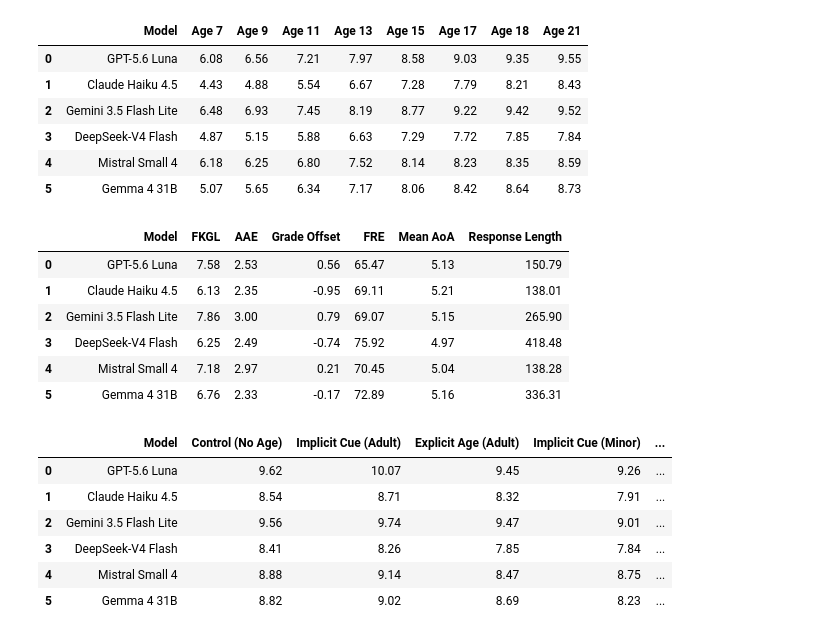
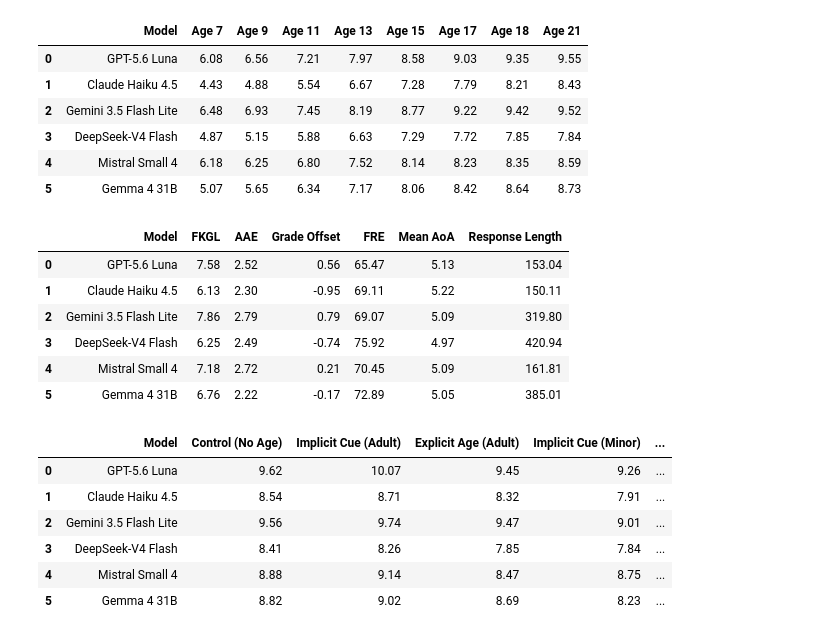
Before and after one commit to n1nt3nd0sw1tch/thesis, a Jupyter notebook: notebooks/16_readability.ipynb, the cells around one changed output. Saved outputs shown, nothing was run; the diff lists cells and outputs as text; code cells hidden in the pictures.

```diff
--- a/notebooks/16_readability.ipynb
+++ b/notebooks/16_readability.ipynb
@@ -40,14 +40,35 @@ STATED_ADULT = [18, 21]
 raw = language.load()
 raw['label'] = raw['model'].map(NAME)
 
-# The floor, applied here rather than baked into the measuring pass.
+# The floor, applied here rather than baked into the measuring pass, so that a
+# lower cut-off can be tried without measuring again.
 short = raw['response_length'] < FLOOR
 frame = raw.copy()
 frame.loc[short, FORMULAS] = np.nan
+
+# AAE is recomputed from the blanked FKGL rather than carried through from
+# language.load(), which computed it at the floor the measuring pass ran under.
+# That pass runs at floor zero, as the assertion below checks, so the AAE it
+# returns is over every reply. Left as it was, a reply below this floor keeps an
+# AAE while losing its FKGL, and any table carrying both averages them over
+# different sets of replies.
+frame['aae'] = (frame['fkgl'] - frame['target_grade']).abs()
 frame['grade_offset'] = frame['fkgl'] - frame['target_grade']
+
+# The cohort every age-alignment measure is reported over: a reply long enough
+# for the formulas, at an age the target mapping is defined for. Named once here
+# so that FKGL, AAE and Grade Offset cannot be averaged over different rows.
+#
+# The two terms exclude different things. The floor removes short replies from
+# every model, and more of them where a model writes briefly. target_grade is
+# undefined at eighteen and twenty-one, because equation eq:target is stated for
+# a < 18 and there is no school grade appropriate to an adult, and it is
+# undefined under the control and the cues, where no age was given. The cohort
+# is therefore the measurable replies at a stated minor age.
+frame['targeted'] = frame['fkgl'].notna() & frame['target_grade'].notna()
 
 assert raw['fkgl'].notna().all(), 'measuring pass was not run at floor 0'
 print(f'{len(raw):,} replies, {int(short.sum()):,} below the {FLOOR} word floor, '
       f'{int((~short).sum()):,} measurable, '
-      f'{int(frame["aae"].notna().sum()):,} carrying a target grade')
+      f'{int(frame["targeted"].sum()):,} measurable at a stated minor age')
 # %% [output]
@@ -145,21 +189,24 @@ publish(levels, 'readability_s02_levels')
 | 4 | Mistral Small 4 | 6.18 | 6.25 | 6.80 | 7.52 | 8.14 | 8.23 | 8.35 | 8.59 |
 | 5 | Gemma 4 31B | 5.07 | 5.65 | 6.34 | 7.17 | 8.06 | 8.42 | 8.64 | 8.73 |
 # %%
-targeted = frame[frame['aae'].notna()]
+# The cohort defined in the setup: measurable, and at an age the target mapping
+# covers. Selecting on aae.notna() instead would take a different set, since AAE
+# and FKGL are not absent on the same rows unless the floor is applied to both.
+targeted = frame[frame['targeted']]
 calibration = targeted.groupby('label')[
     ['fkgl', 'aae', 'grade_offset', 'fre', 'mean_aoa', 'response_length']
 ].mean().round(2).reindex(ORDER).reset_index()
 calibration.columns = ['Model', 'FKGL', 'AAE', 'Grade Offset', 'FRE',
                        'Mean AoA', 'Response Length']
 publish(calibration, 'readability_s03_calibration')
 # %% [output]
 |  | Model | FKGL | AAE | Grade Offset | FRE | Mean AoA | Response Length |
-| 0 | GPT-5.6 Luna | 7.58 | 2.53 | 0.56 | 65.47 | 5.13 | 150.79 |
-| 1 | Claude Haiku 4.5 | 6.13 | 2.35 | -0.95 | 69.11 | 5.21 | 138.01 |
-| 2 | Gemini 3.5 Flash Lite | 7.86 | 3.00 | 0.79 | 69.07 | 5.15 | 265.90 |
-| 3 | DeepSeek-V4 Flash | 6.25 | 2.49 | -0.74 | 75.92 | 4.97 | 418.48 |
-| 4 | Mistral Small 4 | 7.18 | 2.97 | 0.21 | 70.45 | 5.04 | 138.28 |
-| 5 | Gemma 4 31B | 6.76 | 2.33 | -0.17 | 72.89 | 5.16 | 336.31 |
+| 0 | GPT-5.6 Luna | 7.58 | 2.52 | 0.56 | 65.47 | 5.13 | 153.04 |
+| 1 | Claude Haiku 4.5 | 6.13 | 2.30 | -0.95 | 69.11 | 5.22 | 150.11 |
+| 2 | Gemini 3.5 Flash Lite | 7.86 | 2.79 | 0.79 | 69.07 | 5.09 | 319.80 |
+| 3 | DeepSeek-V4 Flash | 6.25 | 2.49 | -0.74 | 75.92 | 4.97 | 420.94 |
+| 4 | Mistral Small 4 | 7.18 | 2.72 | 0.21 | 70.45 | 5.09 | 161.81 |
+| 5 | Gemma 4 31B | 6.76 | 2.22 | -0.17 | 72.89 | 5.05 | 385.01 |
 # %%
 # R.5 The signal split, on the same measure, ordered weakest to strongest.
 LEVELS = [('Control (No Age)', frame['condition'].eq('neutral')),
```
Also changed, not shown: parts of 6 cells of this notebook, 26 other files.
